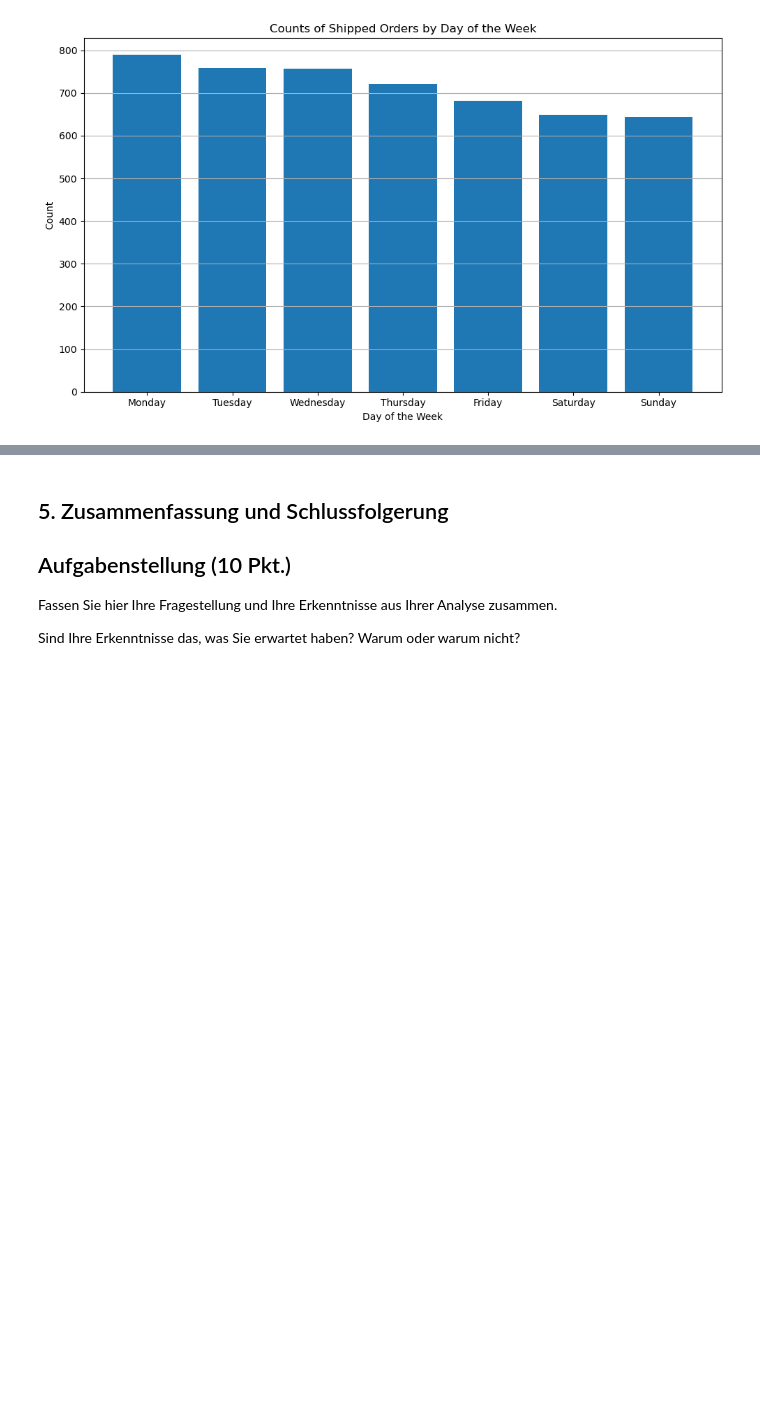
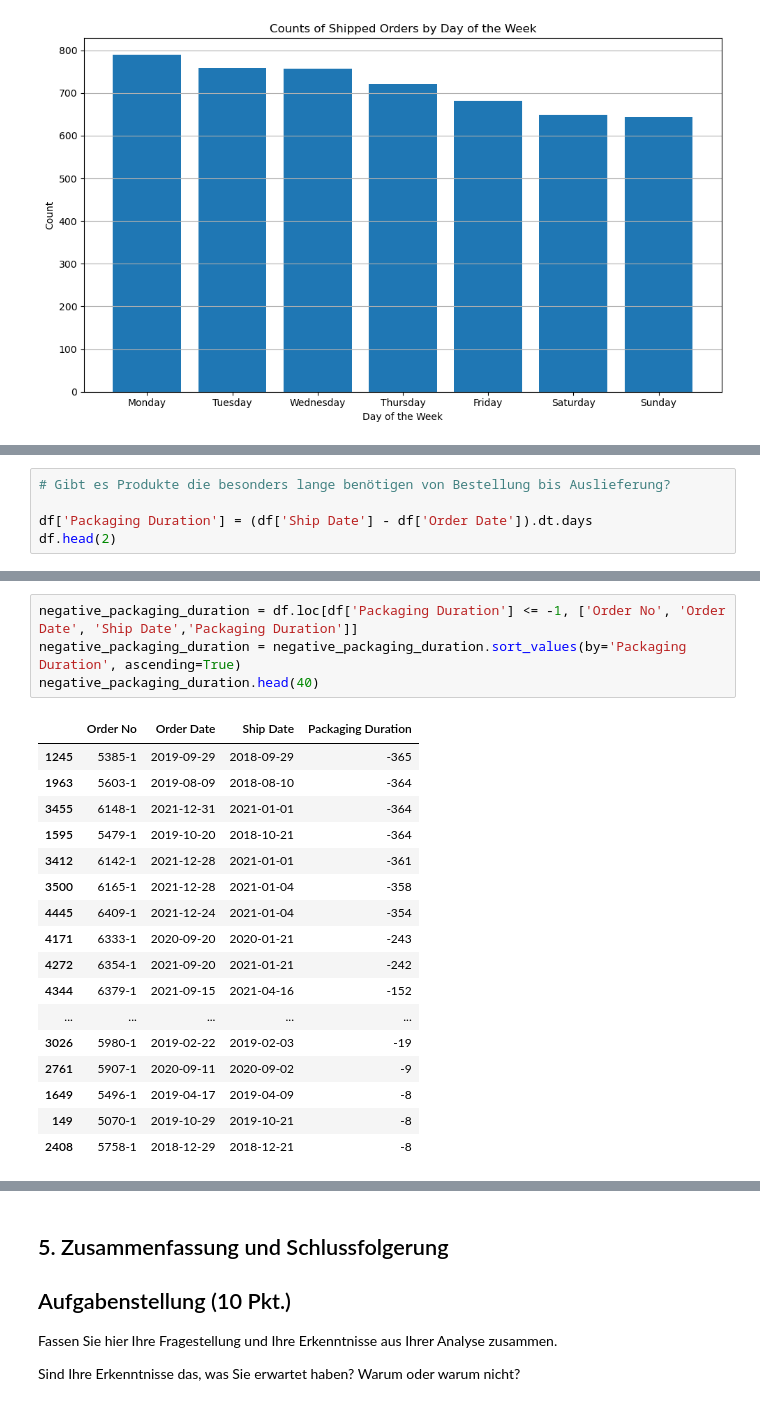
Before and after one commit to SchierleLukas/programming-for-datascience, a Jupyter notebook: notebooks/project.ipynb, the cells around one changed output, grey strips where cells are left out. Saved outputs shown, nothing was run; the diff lists cells and outputs as text; blank space fills up the shorter version.

Commit message:
feat: analyze negative duration values

```diff
--- a/notebooks/project.ipynb
+++ b/notebooks/project.ipynb
@@ -359,0 +378,5 @@ plt.show()
+# %%
+# Gibt es Produkte die besonders lange benötigen von Bestellung bis Auslieferung?
+
+df['Packaging Duration'] = (df['Ship Date'] - df['Order Date']).dt.days
+df.head(2)
@@ -359,0 +411,22 @@ plt.show()
+# %%
+negative_packaging_duration = df.loc[df['Packaging Duration'] <= -1, ['Order No', 'Order Date', 'Ship Date','Packaging Duration']]
+negative_packaging_duration = negative_packaging_duration.sort_values(by='Packaging Duration', ascending=True)
+negative_packaging_duration.head(40)
+# %% [output]
+|  | Order No | Order Date | Ship Date | Packaging Duration |
+| 1245 | 5385-1 | 2019-09-29 | 2018-09-29 | -365 |
+| 1963 | 5603-1 | 2019-08-09 | 2018-08-10 | -364 |
+| 3455 | 6148-1 | 2021-12-31 | 2021-01-01 | -364 |
+| 1595 | 5479-1 | 2019-10-20 | 2018-10-21 | -364 |
+| 3412 | 6142-1 | 2021-12-28 | 2021-01-01 | -361 |
+| 3500 | 6165-1 | 2021-12-28 | 2021-01-04 | -358 |
+| 4445 | 6409-1 | 2021-12-24 | 2021-01-04 | -354 |
+| 4171 | 6333-1 | 2020-09-20 | 2020-01-21 | -243 |
+| 4272 | 6354-1 | 2021-09-20 | 2021-01-21 | -242 |
+| 4344 | 6379-1 | 2021-09-15 | 2021-04-16 | -152 |
+| ... | ... | ... | ... | ... |
+| 3026 | 5980-1 | 2019-02-22 | 2019-02-03 | -19 |
+| 2761 | 5907-1 | 2020-09-11 | 2020-09-02 | -9 |
+| 1649 | 5496-1 | 2019-04-17 | 2019-04-09 | -8 |
+| 149 | 5070-1 | 2019-10-29 | 2019-10-21 | -8 |
+| 2408 | 5758-1 | 2018-12-29 | 2018-12-21 | -8 |
```
Also changed, not shown: parts of 7 cells of this notebook.
